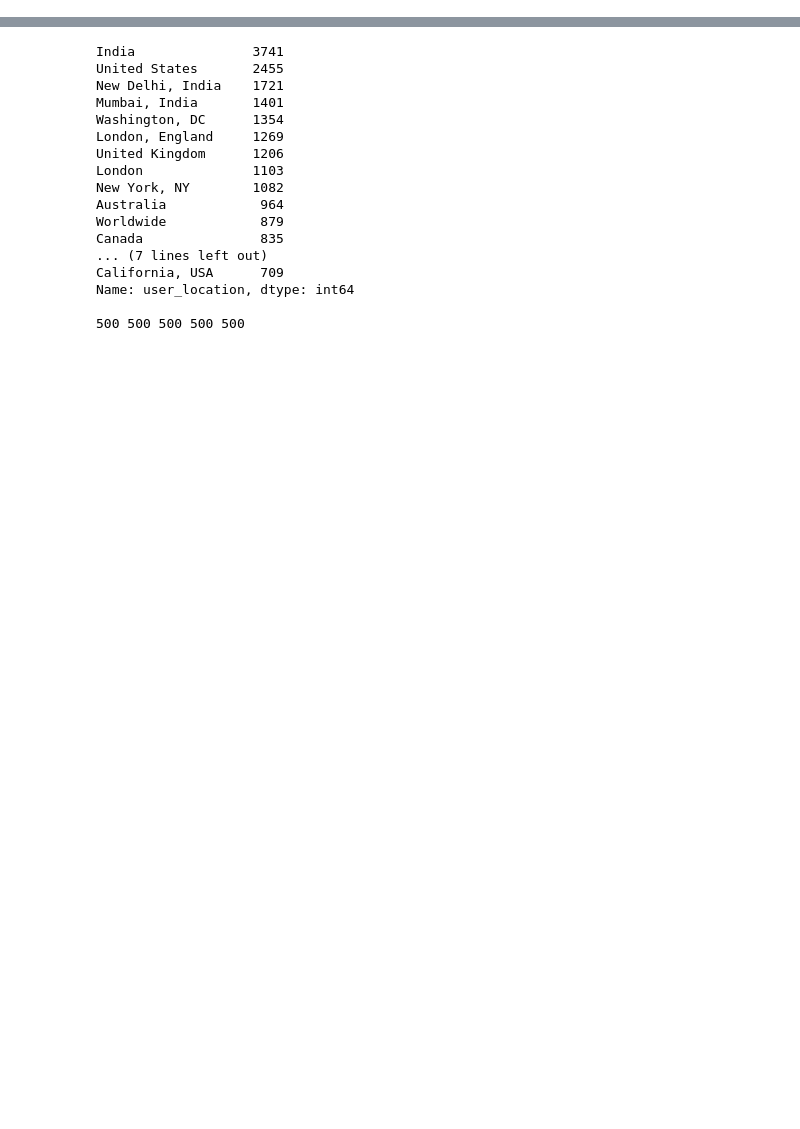
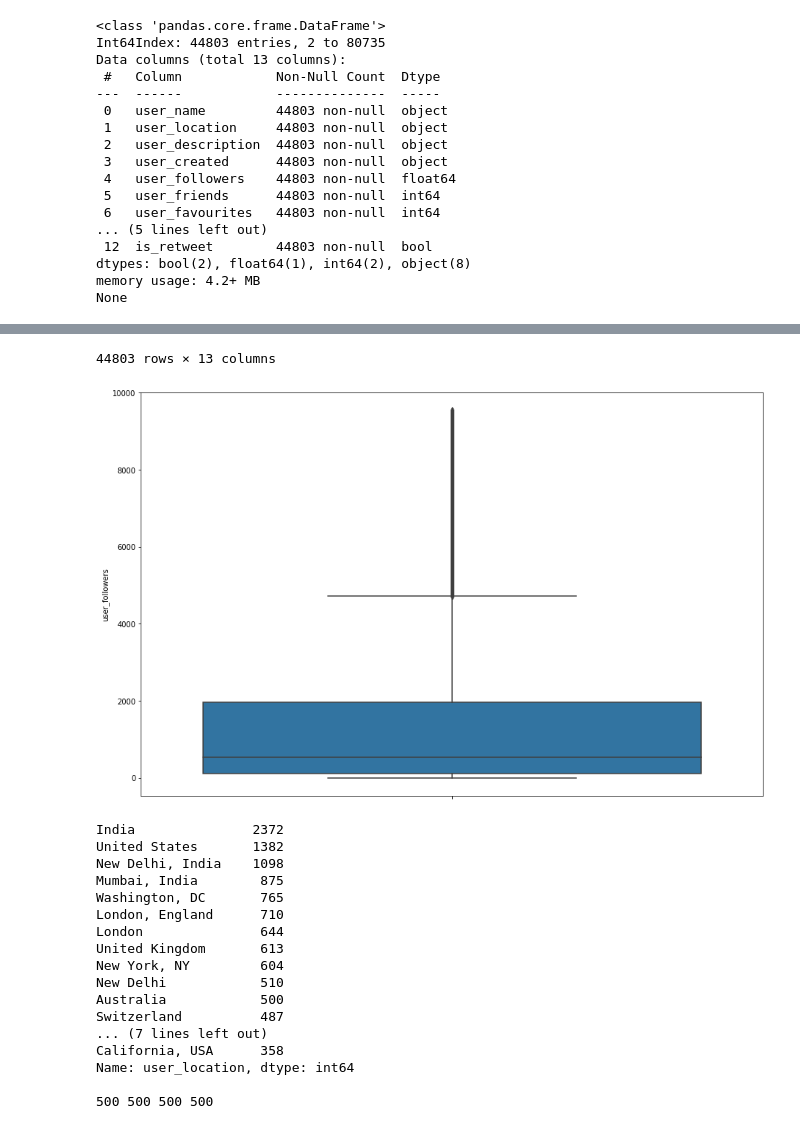
Before and after one commit to Xorsiphus/SOM, a Jupyter notebook: Lab_4/main.ipynb, the cells around one changed output, grey strips where cells are left out. Saved outputs shown, nothing was run; the diff lists cells and outputs as text; code cells hidden in the pictures; blank space fills up the shorter version.

```diff
--- a/Lab_4/main.ipynb
+++ b/Lab_4/main.ipynb
@@ -49,0 +37,26 @@ None
+# %%
+updated, _, _ = scp.stats.sigmaclip(data['user_followers'])
+data['user_followers'] = pd.DataFrame(updated)
+data = data.dropna()
+print(data.info())
+plt.figure(figsize=(15, 10))
+sns.boxplot(y=data['user_followers'])
+data
+# %% [output]
+<class 'pandas.core.frame.DataFrame'>
+Int64Index: 44803 entries, 2 to 80735
+Data columns (total 13 columns):
+ #   Column            Non-Null Count  Dtype
+---  ------            --------------  -----
+ 0   user_name         44803 non-null  object
+ 1   user_location     44803 non-null  object
+ 2   user_description  44803 non-null  object
+ 3   user_created      44803 non-null  object
+ 4   user_followers    44803 non-null  float64
+ 5   user_friends      44803 non-null  int64
+ 6   user_favourites   44803 non-null  int64
+... (5 lines left out)
+ 12  is_retweet        44803 non-null  bool
+dtypes: bool(2), float64(1), int64(2), object(8)
+memory usage: 4.2+ MB
+None
@@ -50,28 +75,37 @@ None
+44803 rows × 13 columns
+[figure, added]
 # %%
 print(data['user_location'].value_counts()[:20])
 
 sample_india = data[data['user_location'] == 'India'].sample(500, random_state=13)
+
 sample_us = data[(data['user_location'] == 'United States') | (data['user_location'] == 'US')].sample(500, random_state=13)
+sample_us['user_location'] = sample_us['user_location'].replace('US', 'United States')
+
 sample_uk = data[(data['user_location'] == 'United Kingdom') | (data['user_location'] == 'UK')].sample(500, random_state=13)
-sample_canada = data[data['user_location'] == 'Canada'].sample(500, random_state=13)
-sample_sa = data[data['user_location'] == 'South Africa'].sample(500, random_state=13)
+sample_uk.loc[sample_uk['user_location'] == 'UK', 'user_location'] = 'United Kingdom'
 
-print('\n' + str(len(sample_india)), len(sample_us), len(sample_uk), len(sample_canada), len(sample_sa))
+sample_australia = data[data['user_location'] == 'Australia'].sample(500, random_state=13)
+
+# sample_sa = data[data['user_location'] == 'South Africa'].sample(500, random_state=13)
+
+# print('\n' + str(len(sample_india)), len(sample_us), len(sample_uk), len(sample_australia), len(sample_sa))
+print('\n' + str(len(sample_india)), len(sample_us), len(sample_uk), len(sample_australia))
 # %% [output]
-India               3741
-United States       2455
-New Delhi, India    1721
-Mumbai, India       1401
-Washington, DC      1354
-London, England     1269
-United Kingdom      1206
-London              1103
-New York, NY        1082
-Australia            964
-Worldwide            879
-Canada               835
+India               2372
+United States       1382
+New Delhi, India    1098
+Mumbai, India        875
+Washington, DC       765
+London, England      710
+London               644
+United Kingdom       613
+New York, NY         604
+New Delhi            510
+Australia            500
+Switzerland          487
 ... (7 lines left out)
-California, USA      709
+California, USA      358
 Name: user_location, dtype: int64
 
-500 500 500 500 500
+500 500 500 500
```
Also changed, not shown: parts of 11 cells of this notebook, 4 other files.
